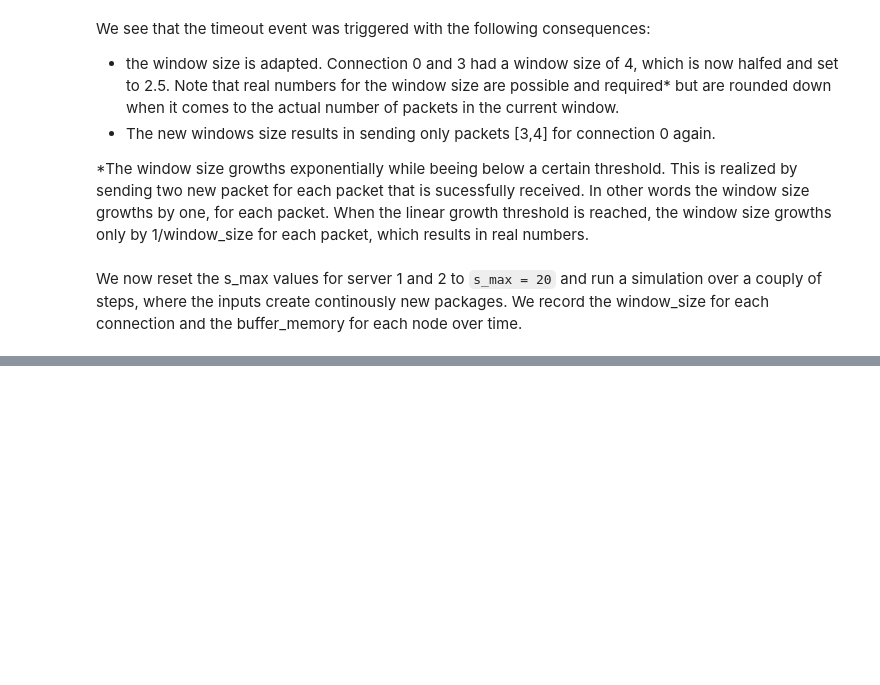
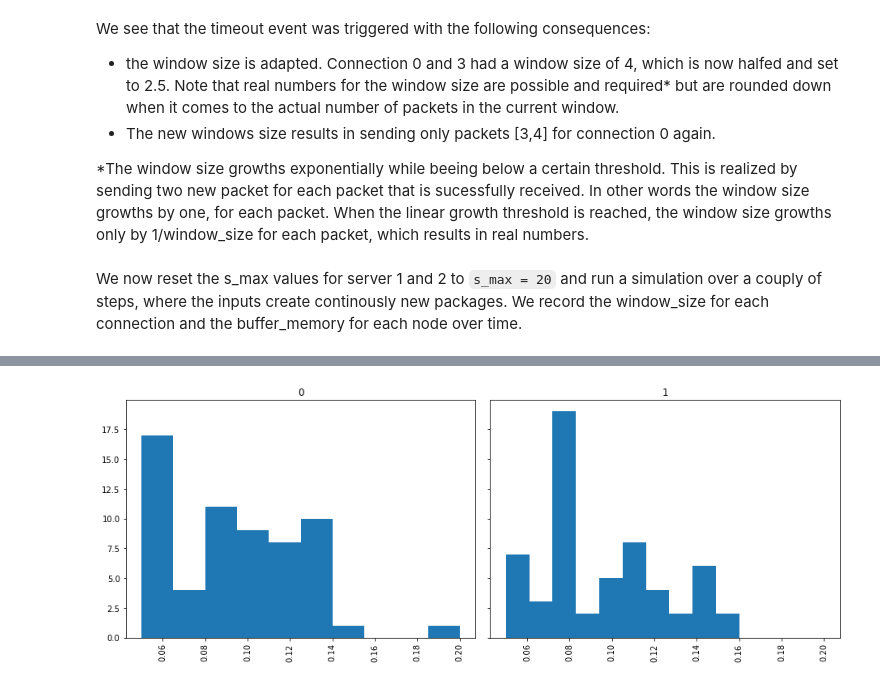
Before and after one commit to cdoepmann/predictor-core, a Jupyter notebook: OTS/ns_f/ns_f_test.ipynb, the cells around one changed output, grey strips where cells are left out. Saved outputs shown, nothing was run; the diff lists cells and outputs as text; code cells hidden in the pictures; blank space fills up the shorter version.

```diff
--- a/OTS/ns_f/ns_f_test.ipynb
+++ b/OTS/ns_f/ns_f_test.ipynb
@@ -458,4 +458,6 @@ plt.show()
 # %%
-fig2, ax2 = plt.subplots()
-dat.package_list[dat.package_list['ttransit'] != np.inf].hist(by='circuit', column='ttransit', figsize=[13, 5], ax=ax2)
+dat.packet_list[dat.packet_list['ttransit'] != np.inf].hist(by='circuit', column='ttransit', figsize=[13, 5], sharex=True,sharey=True)
+plt.tight_layout()
 plt.show()
+# %% [output]
+[figure, added]
```
Also changed, not shown: parts of 9 cells of this notebook, 1 other file.
